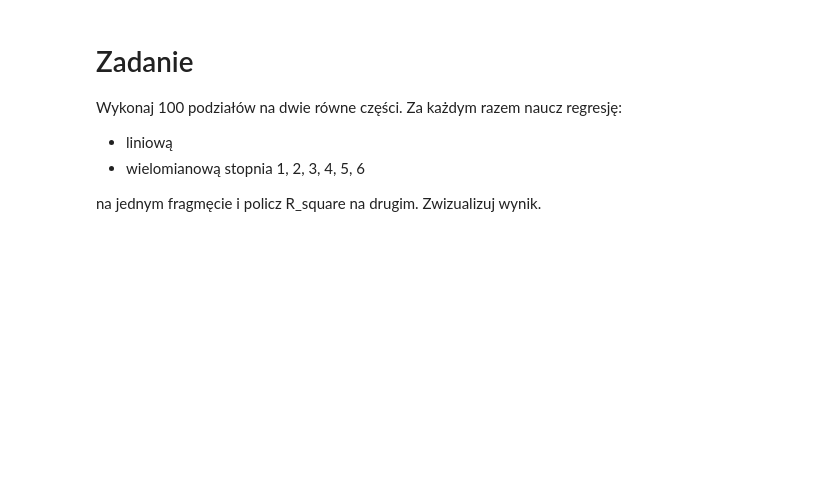
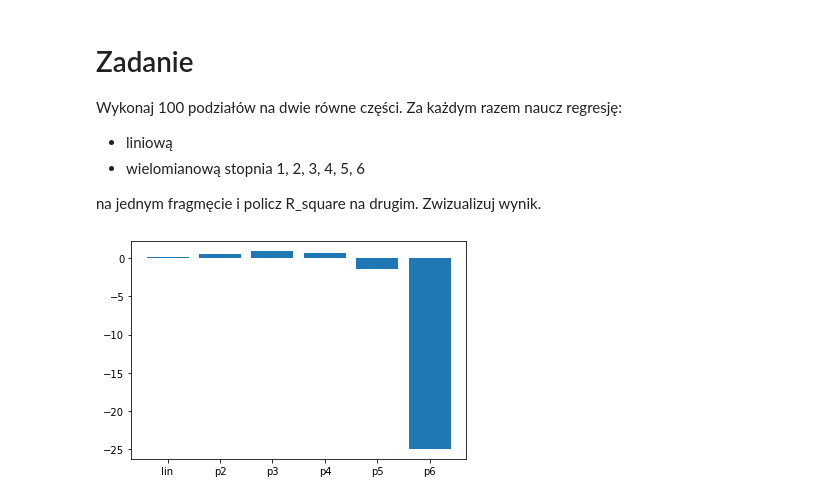
Before and after one commit to she3r/podstawy_sztucznej_inteligencji, a Jupyter notebook: Z06_B_underfitting_vs_overfitting.ipynb, the cells around one changed output. Drawn from its saved outputs; the diff is of its cells as text; code cells hidden in the pictures; blank space fills up the shorter version.

```diff
--- a/Z06_B_underfitting_vs_overfitting.ipynb
+++ b/Z06_B_underfitting_vs_overfitting.ipynb
@@ -111,3 +110,60 @@ Wykonaj 100 podziałów na dwie równe części. Za każdym razem naucz regresj
 
 na jednym fragmęcie i policz R_square na drugim.
 Zwizualizuj wynik.
+# %%
+from sklearn import  metrics
+n_samples = 30
+true_fun = lambda X: np.cos(1.5 * np.pi * X)
+X = np.sort(np.random.rand(n_samples))
+y = true_fun(X) + np.random.randn(n_samples) * 0.1
+
+s=np.random.random_sample(n_samples)
+S = s.copy()
+r2result_linear = []
+r2result_p1 = []
+r2result_p2 = []
+r2result_p3 = []
+r2result_p4 = []
+r2result_p5 = []
+r2result_p6 = []
+model1 = linear_model.LinearRegression()
+modelp1 = make_pipeline(PolynomialFeatures(1), linear_model.LinearRegression())
+modelp2 = make_pipeline(PolynomialFeatures(2), linear_model.LinearRegression())
+modelp3 = make_pipeline(PolynomialFeatures(3), linear_model.LinearRegression())
+modelp4 = make_pipeline(PolynomialFeatures(4), linear_model.LinearRegression())
+modelp5 = make_pipeline(PolynomialFeatures(5), linear_model.LinearRegression())
+modelp6 = make_pipeline(PolynomialFeatures(6), linear_model.LinearRegression())
+models = []
+models.append(modelp1)
+models.append(modelp2)
+models.append(modelp3)
+models.append(modelp4)
+models.append(modelp5)
+models.append(modelp6)
+models.append(model1)
+for i in range(100):
+    s = S.copy()
+    np.random.shuffle(s)
+    s[s>0.5]=1
+    s[s<=0.5]=0
+    X1=X[s==1]
+    y1=y[s==1]
+    X2=X[s==0]
+    y2=y[s==0]
+    for model in models:
+        model.fit(np.vstack(X1),y1)
+    r2result_linear.append(metrics.r2_score(y_true=y2,y_pred=model1.predict(np.vstack(X2))))
+    r2result_p1.append(metrics.r2_score(y_true=y2,y_pred=modelp1.predict(np.vstack(X2))))
+    r2result_p2.append(metrics.r2_score(y_true=y2,y_pred=modelp2.predict(np.vstack(X2))))
+    r2result_p3.append(metrics.r2_score(y_true=y2,y_pred=modelp3.predict(np.vstack(X2))))
+    r2result_p4.append(metrics.r2_score(y_true=y2,y_pred=modelp4.predict(np.vstack(X2))))
+    r2result_p5.append(metrics.r2_score(y_true=y2,y_pred=modelp5.predict(np.vstack(X2))))
+    r2result_p6.append(metrics.r2_score(y_true=y2,y_pred=modelp6.predict(np.vstack(X2))))
+
+results = {'lin':np.mean(r2result_p1),'p2':np.mean(r2result_p2),'p3':np.mean(r2result_p3),
+           'p4':np.mean(r2result_p4),'p5':np.mean(r2result_p5),'p6':np.mean(r2result_p6)}
+
+plt.bar(results.keys(),results.values())
+plt.show()
+# %% [output]
+[figure, added]
```
Also changed, not shown: parts of 2 cells of this notebook, 1 other file.
